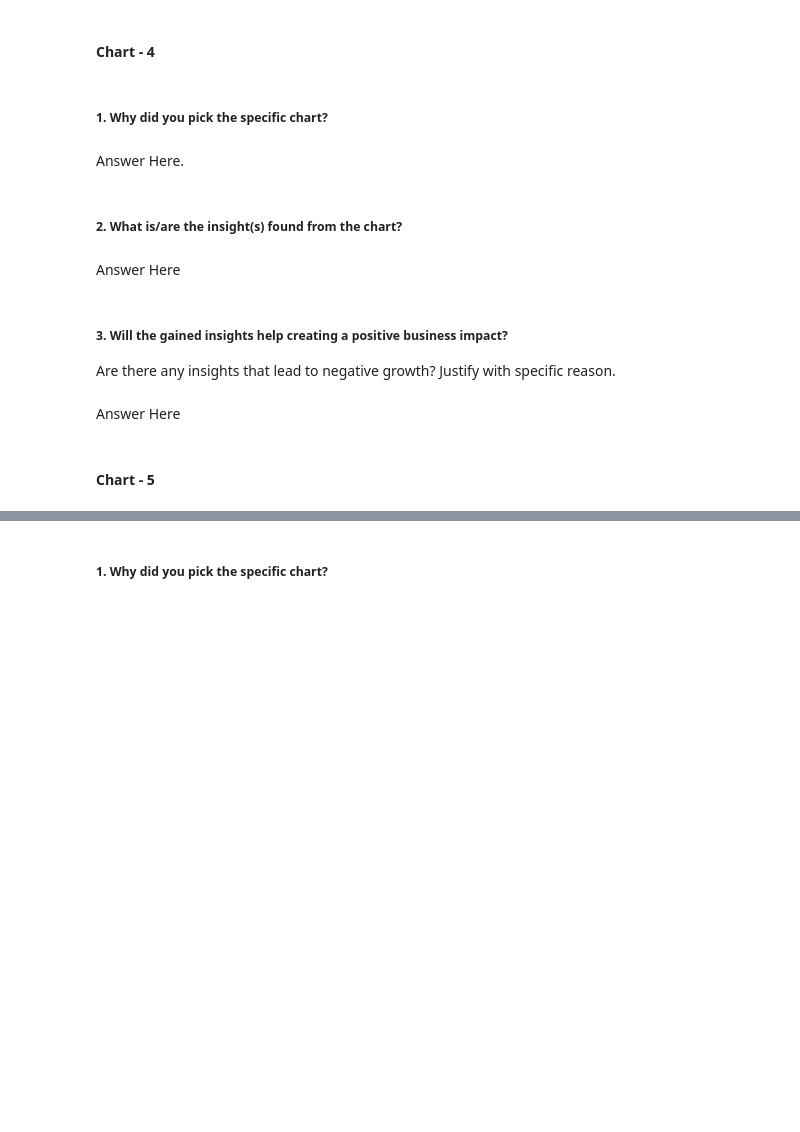
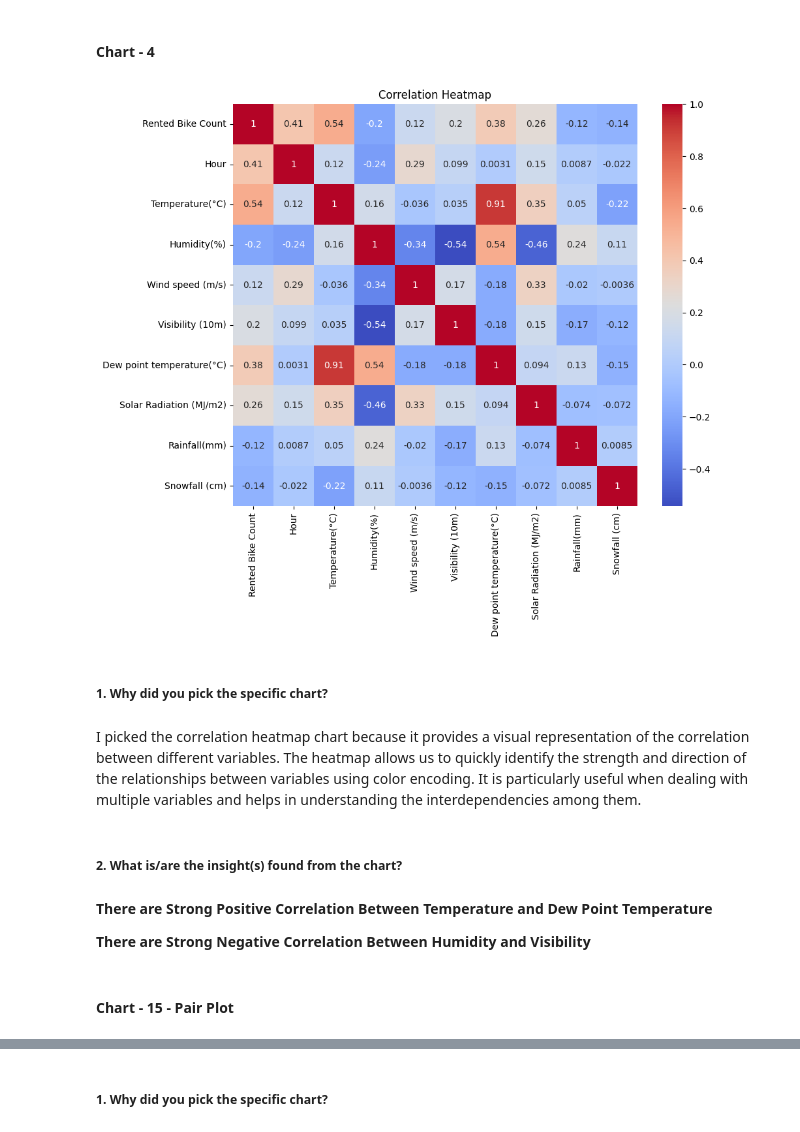
Before and after one commit to Mostaqul143/Bike-Sharing-Demand-Prediction, a Jupyter notebook: Sample ML Submission Template.ipynb, the cells around one changed output, grey strips where cells are left out. Saved outputs shown, nothing was run; the diff lists cells and outputs as text; code cells hidden in the pictures; blank space fills up the shorter version.

```diff
--- a/Sample ML Submission Template.ipynb
+++ b/Sample ML Submission Template.ipynb
@@ -303,16 +391,38 @@ Answer Here
+# %%
+# Chart Correlation Heatmap visualization code
+
+# Select the columns for correlation heatmap
+columns = ['Rented Bike Count', 'Hour', 'Temperature(°C)', 'Humidity(%)', 'Wind speed (m/s)',
+           'Visibility (10m)', 'Dew point temperature(°C)', 'Solar Radiation (MJ/m2)',
+           'Rainfall(mm)', 'Snowfall (cm)']
+
+# Create a subset dataframe with selected columns
+subset_df = df[columns]
+
+# Compute correlation matrix
+correlation_matrix = subset_df.corr()
+
+# Set up the figure and axes
+plt.figure(figsize=(10, 8))
+
+# Create the heatmap
+sns.heatmap(correlation_matrix, annot=True, cmap='coolwarm')
+
+# Set the title and display the plot
+plt.title('Correlation Heatmap')
+plt.show()
+# %% [output]
+[figure, added]
 # %% [markdown]
 ##### 1. Why did you pick the specific chart?
-# %% [markdown]
-Answer Here.
+# %% [markdown]
+ I picked the correlation heatmap chart because it provides a visual representation of the correlation between different variables. The heatmap allows us to quickly identify the strength and direction of the relationships between variables using color encoding. It is particularly useful when dealing with multiple variables and helps in understanding the interdependencies among them.
 # %% [markdown]
 ##### 2. What is/are the insight(s) found from the chart?
-# %% [markdown]
-Answer Here
-# %% [markdown]
-##### 3. Will the gained insights help creating a positive business impact?
-Are there any insights that lead to negative growth? Justify with specific reason.
-# %% [markdown]
-Answer Here
+# %% [markdown]
+**There are Strong Positive  Correlation Between Temperature and Dew Point Temperature**
+
+**There are Strong Negative  Correlation Between Humidity and Visibility**
 # %% [markdown]
-#### Chart - 5
+#### Chart - 15 - Pair Plot
 # %%
```
Also changed, not shown: parts of 115 cells of this notebook.
